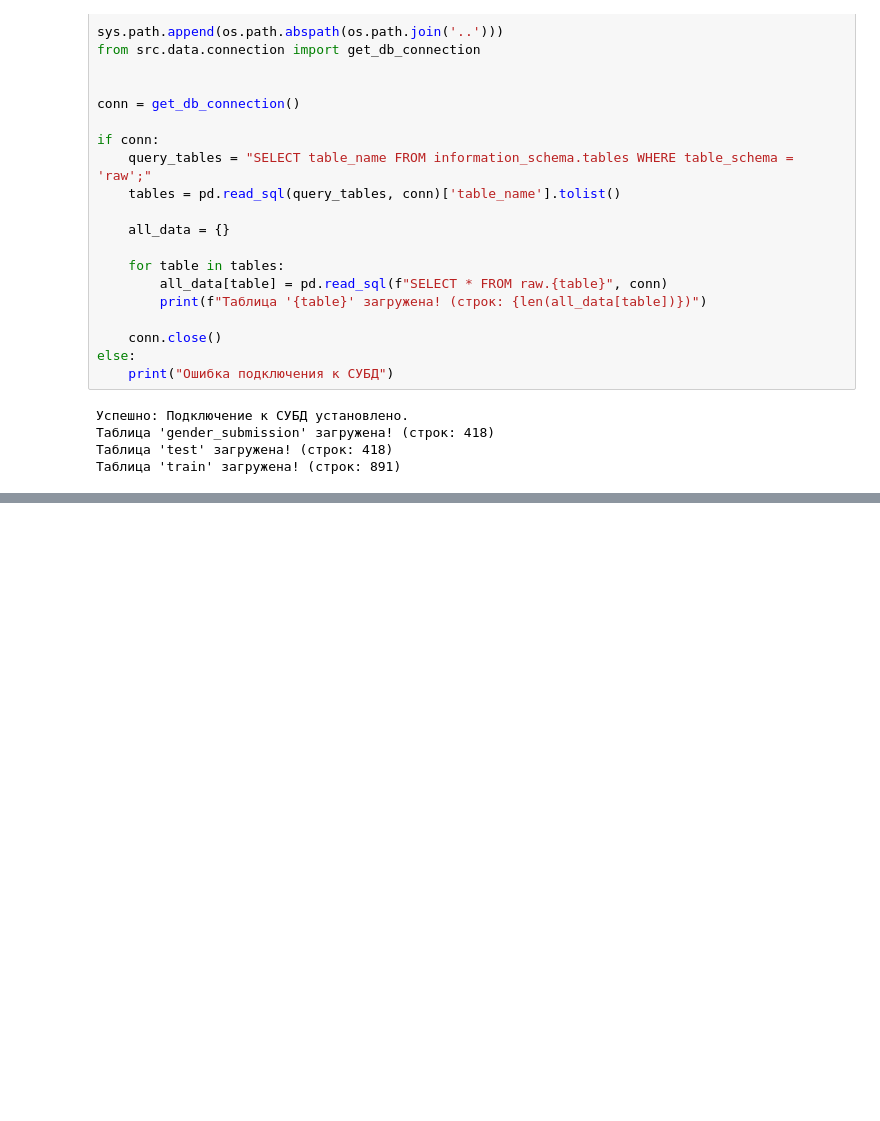
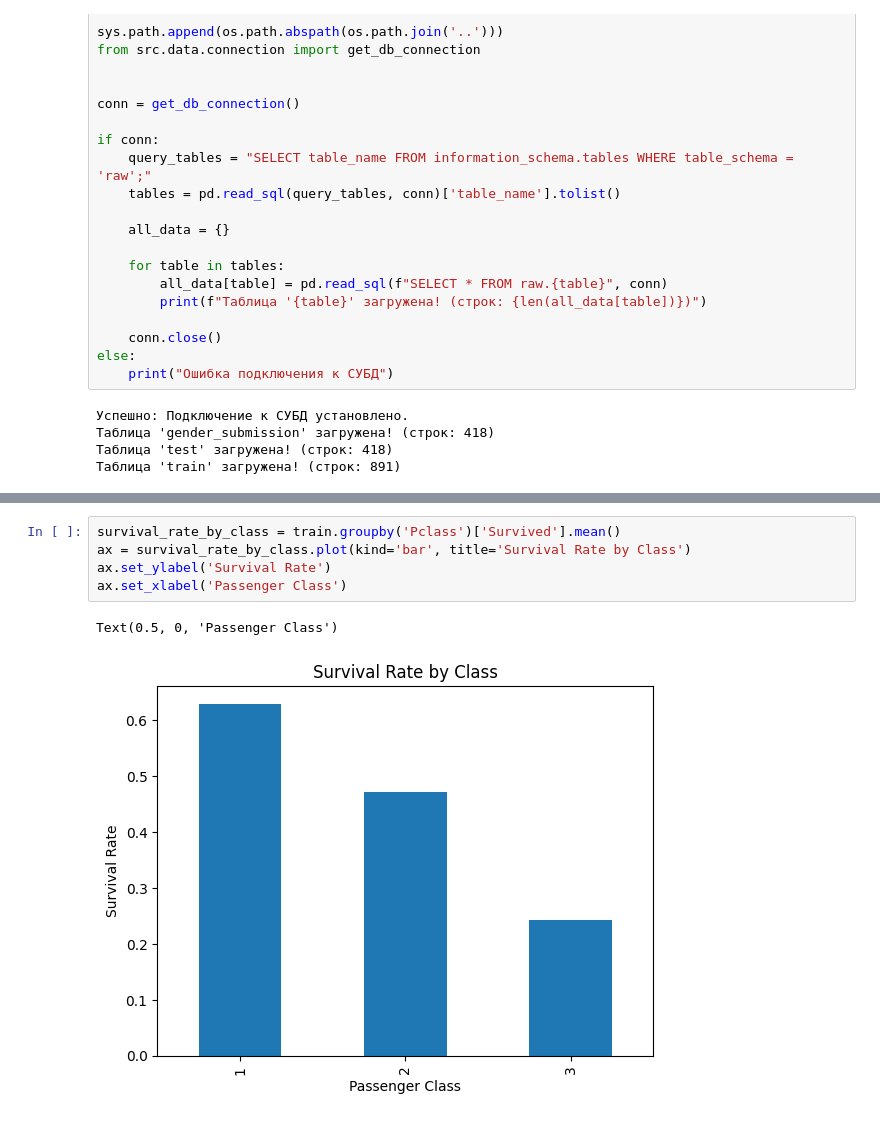
Before and after one commit to aizaszt/Titanic, a Jupyter notebook: notebooks/EDA.ipynb, the cells around one changed output, grey strips where cells are left out. Saved outputs shown, nothing was run; the diff lists cells and outputs as text; blank space fills up the shorter version.

```diff
--- a/notebooks/EDA.ipynb
+++ b/notebooks/EDA.ipynb
@@ -30,0 +45,8 @@ else:
+# %%
+survival_rate_by_class = train.groupby('Pclass')['Survived'].mean()
+ax = survival_rate_by_class.plot(kind='bar', title='Survival Rate by Class')
+ax.set_ylabel('Survival Rate')
+ax.set_xlabel('Passenger Class')
+# %% [output]
+Text(0.5, 0, 'Passenger Class')
+[figure, added]
```
Also changed, not shown: parts of 8 cells of this notebook, 1 other file.
